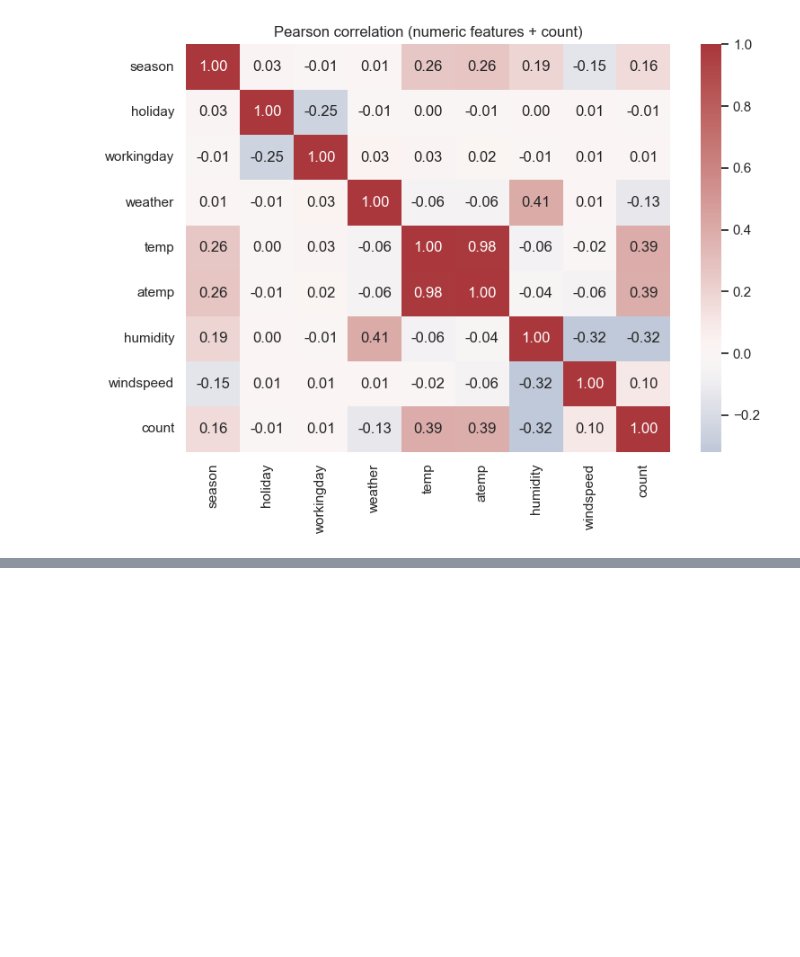
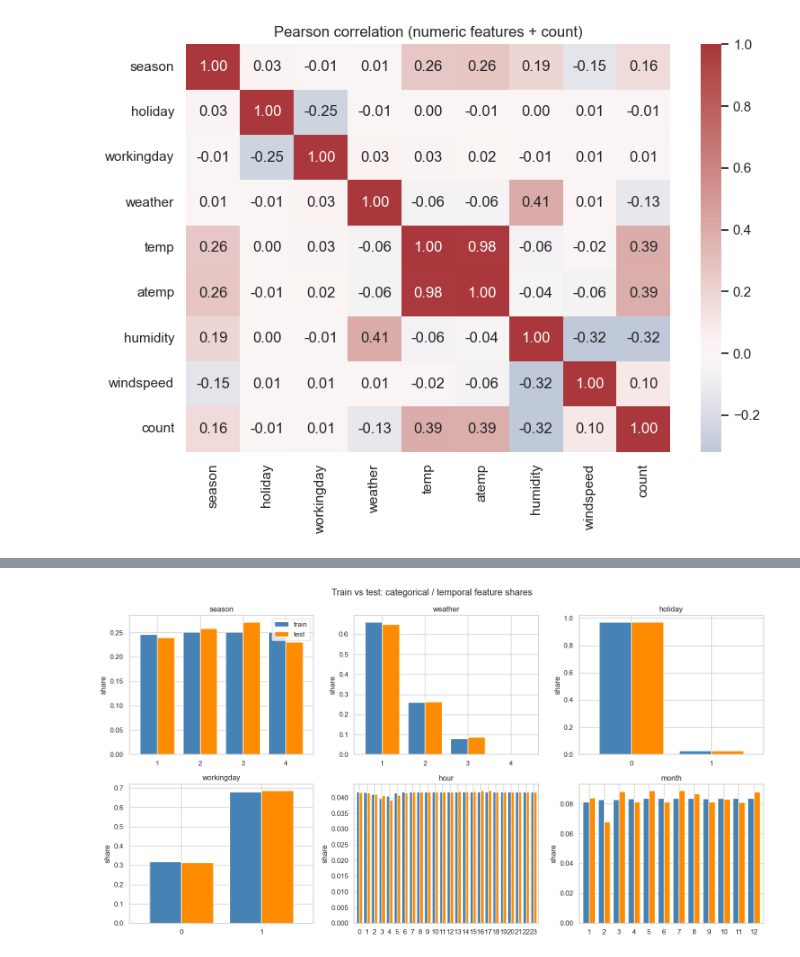
Before and after one commit to gokturkberke/bike-sharing-demand-forecasting, a Jupyter notebook: notebooks/01_eda.ipynb, the cells around one changed output, grey strips where cells are left out. Drawn from its saved outputs; the diff is of its cells as text; code cells hidden in the pictures; blank space fills up the shorter version.

```diff
--- a/notebooks/01_eda.ipynb
+++ b/notebooks/01_eda.ipynb
@@ -209,0 +245,25 @@ plt.show()
+# %%
+# Categorical / temporal feature shares, train vs test. df already carries
+# hour/month from section 4; derive the same on test so the bars line up.
+df_test = df_test.assign(
+    hour=df_test["datetime"].dt.hour,
+    month=df_test["datetime"].dt.month,
+)
+cat_feats = ["season", "weather", "holiday", "workingday", "hour", "month"]
+
+fig, axes = plt.subplots(2, 3, figsize=(15, 8))
+for ax, col in zip(axes.ravel(), cat_feats):
+    train_share = df[col].value_counts(normalize=True).sort_index()
+    test_share = df_test[col].value_counts(normalize=True).sort_index()
+    shares = pd.DataFrame({"train": train_share, "test": test_share}).fillna(0)
+    shares.plot(kind="bar", ax=ax, color=["steelblue", "darkorange"], width=0.8, legend=(col == "season"))
+    ax.set_title(col)
+    ax.set_xlabel("")
+    ax.set_ylabel("share")
+    ax.tick_params(axis="x", rotation=0)
+fig.suptitle("Train vs test: categorical / temporal feature shares")
+fig.tight_layout()
+fig.savefig(FIG_DIR / "18_train_test_categorical_shift.png", dpi=120, bbox_inches="tight")
+plt.show()
+# %% [output]
+[figure, added]
```
Also changed, not shown: parts of 7 cells of this notebook, 10 other files.
